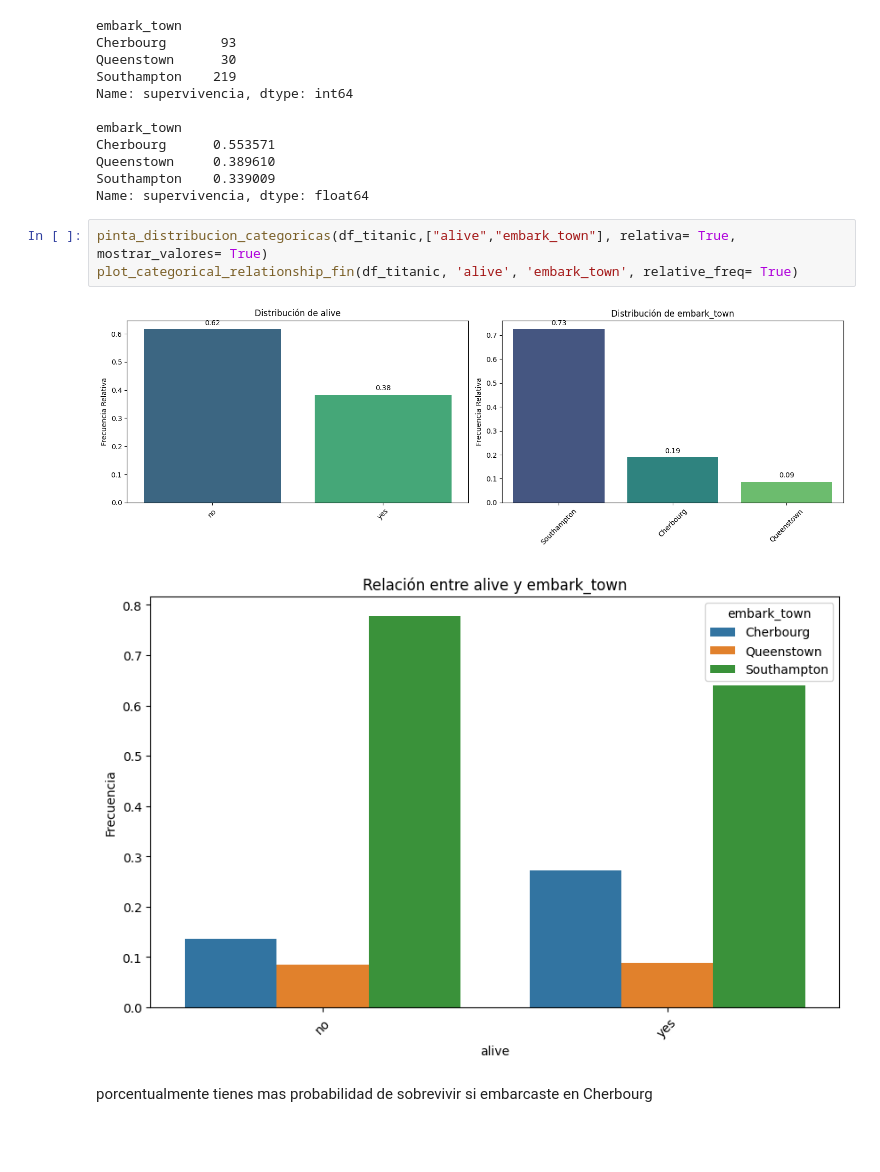
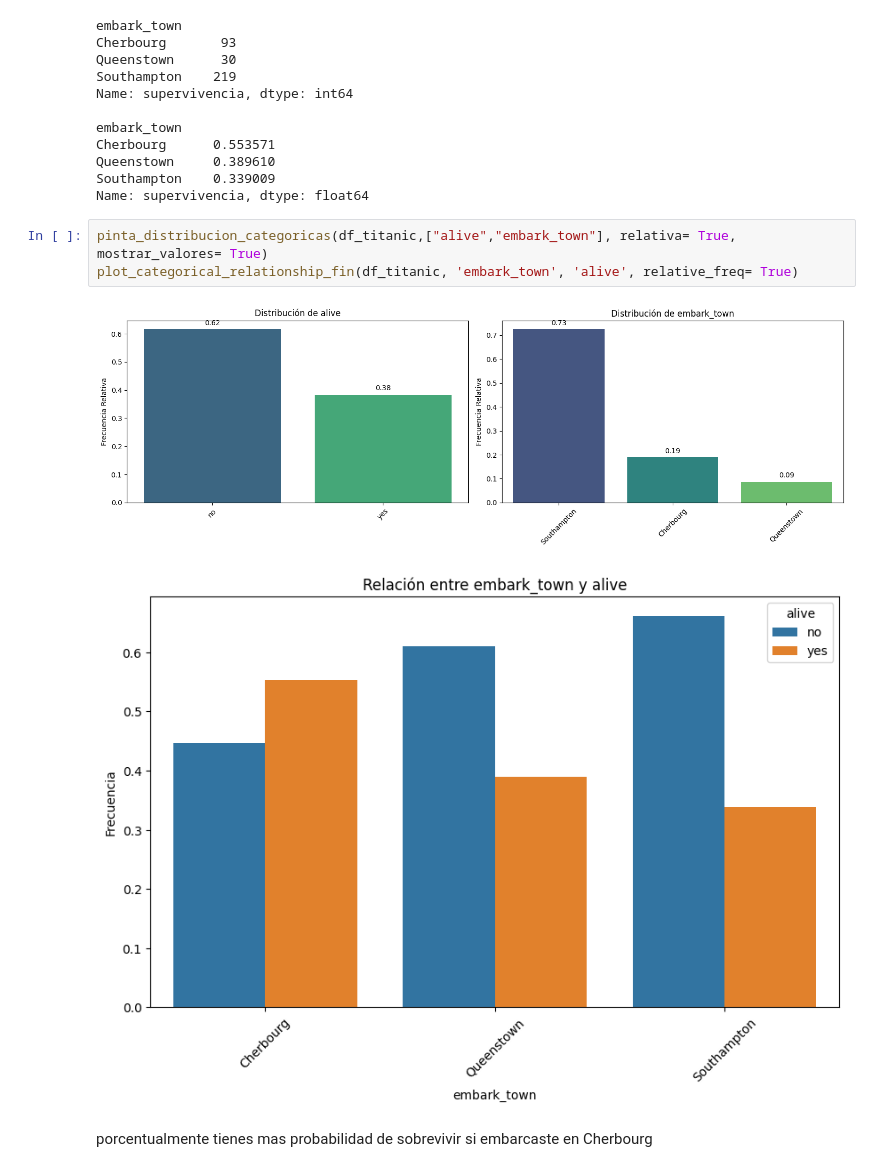
Before and after one commit to franthelad/ONLINE_DS_THEBRIDGE_FRAN_PASTOR, a Jupyter notebook: Sprint_07/Unidad_02/Practica_Obligatoria/18_Practica_Obligatoria_Multivariante.ipynb, the cells around one changed output. Drawn from its saved outputs; the diff is of its cells as text; blank space fills up the shorter version.

```diff
--- a/Sprint_07/Unidad_02/Practica_Obligatoria/18_Practica_Obligatoria_Multivariante.ipynb
+++ b/Sprint_07/Unidad_02/Practica_Obligatoria/18_Practica_Obligatoria_Multivariante.ipynb
@@ -229,10 +229,10 @@ Southampton    0.339009
 Name: supervivencia, dtype: float64
 # %%
 pinta_distribucion_categoricas(df_titanic,["alive","embark_town"], relativa= True, mostrar_valores= True)
-plot_categorical_relationship_fin(df_titanic, 'alive', 'embark_town', relative_freq= True)
+plot_categorical_relationship_fin(df_titanic, 'embark_town', 'alive', relative_freq= True)
 # %% [output]
 [figure]
-[figure, old version]
+[figure, new version]
 # %% [markdown]
 porcentualmente tienes mas probabilidad de sobrevivir si embarcaste en Cherbourg
 # %% [markdown]
```
Also changed, not shown: parts of 2 cells of this notebook, 16 other files.
